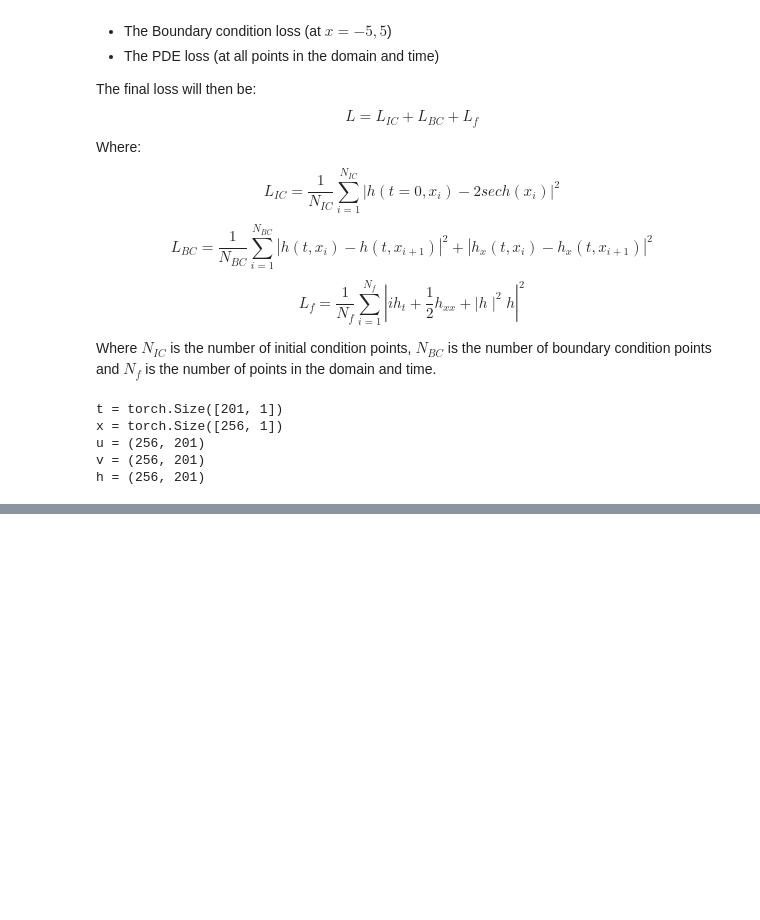
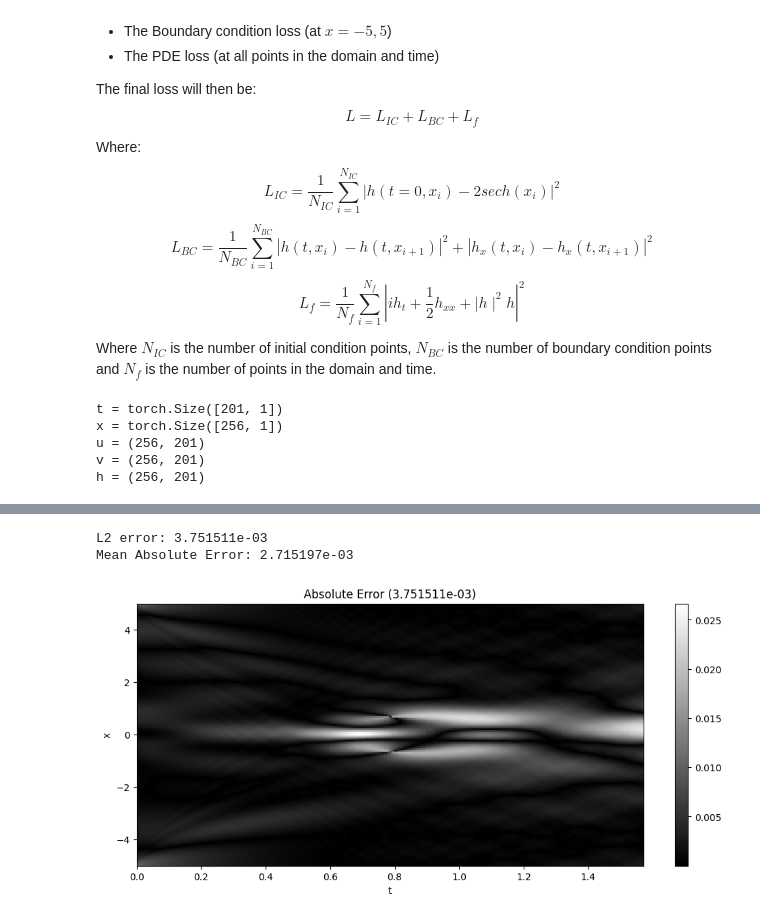
Before and after one commit to Jad-yehya/Advanced-deep, a Jupyter notebook: pinns/schrodinger.ipynb, the cells around one changed output, grey strips where cells are left out. Cells and saved outputs as stored; diff of their text form; code cells hidden in the pictures; blank space fills up the shorter version.

```diff
--- a/pinns/schrodinger.ipynb
+++ b/pinns/schrodinger.ipynb
@@ -387,0 +512,28 @@ torch.save(pinn.state_dict(), "pinn_schrodinger.pt")
+# %%
+diff = np.linalg.norm(h_pred - h_sol.T, 2) / np.linalg.norm(h_sol.T, 2)
+L2 = np.sqrt(np.mean(diff**2))
+print("L2 error: %e" % (L2))
+
+Error = np.abs(h_pred - h_sol.T)
+print("Mean Absolute Error: %e" % (np.mean(Error)))
+
+fig = plt.figure(figsize=(12, 5))
+ax = fig.add_subplot(111)
+h = ax.imshow(
+    Error,
+    interpolation="nearest",
+    cmap="gray",
+    extent=[0, np.pi / 2, -5, 5],
+    origin="lower",
+    aspect="auto",
+)
+cbar = fig.colorbar(h)
+ax.set_xlabel("t")
+ax.set_ylabel("x")
+ax.set_title("Absolute Error (%e)" % (L2))
+plt.savefig("Schrodinger_error.eps", format="eps")
+plt.show()
+# %% [output]
+L2 error: 3.751511e-03
+Mean Absolute Error: 2.715197e-03
+[figure, added]
```
Also changed, not shown: parts of 14 cells of this notebook, 5 other files.
